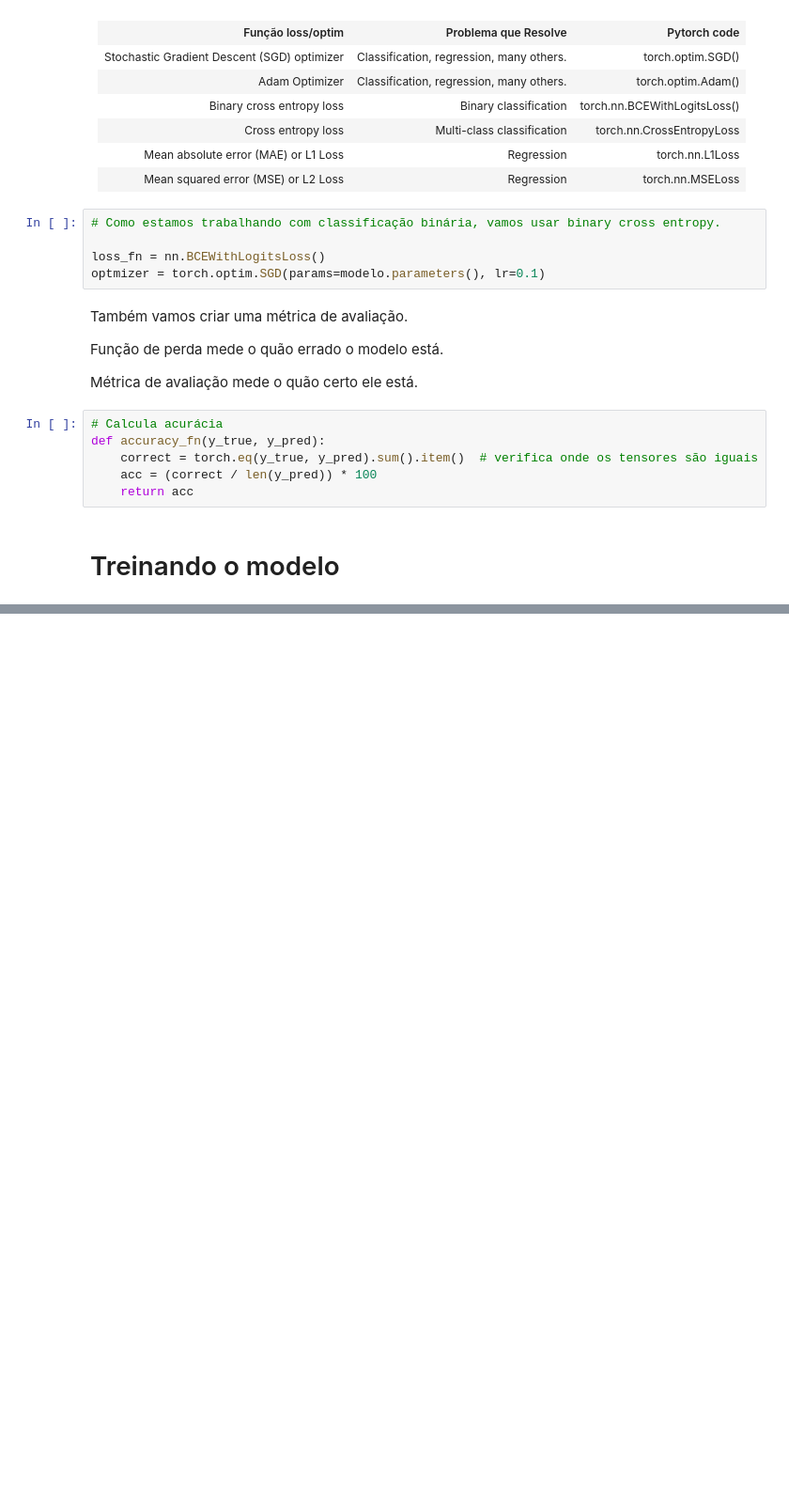
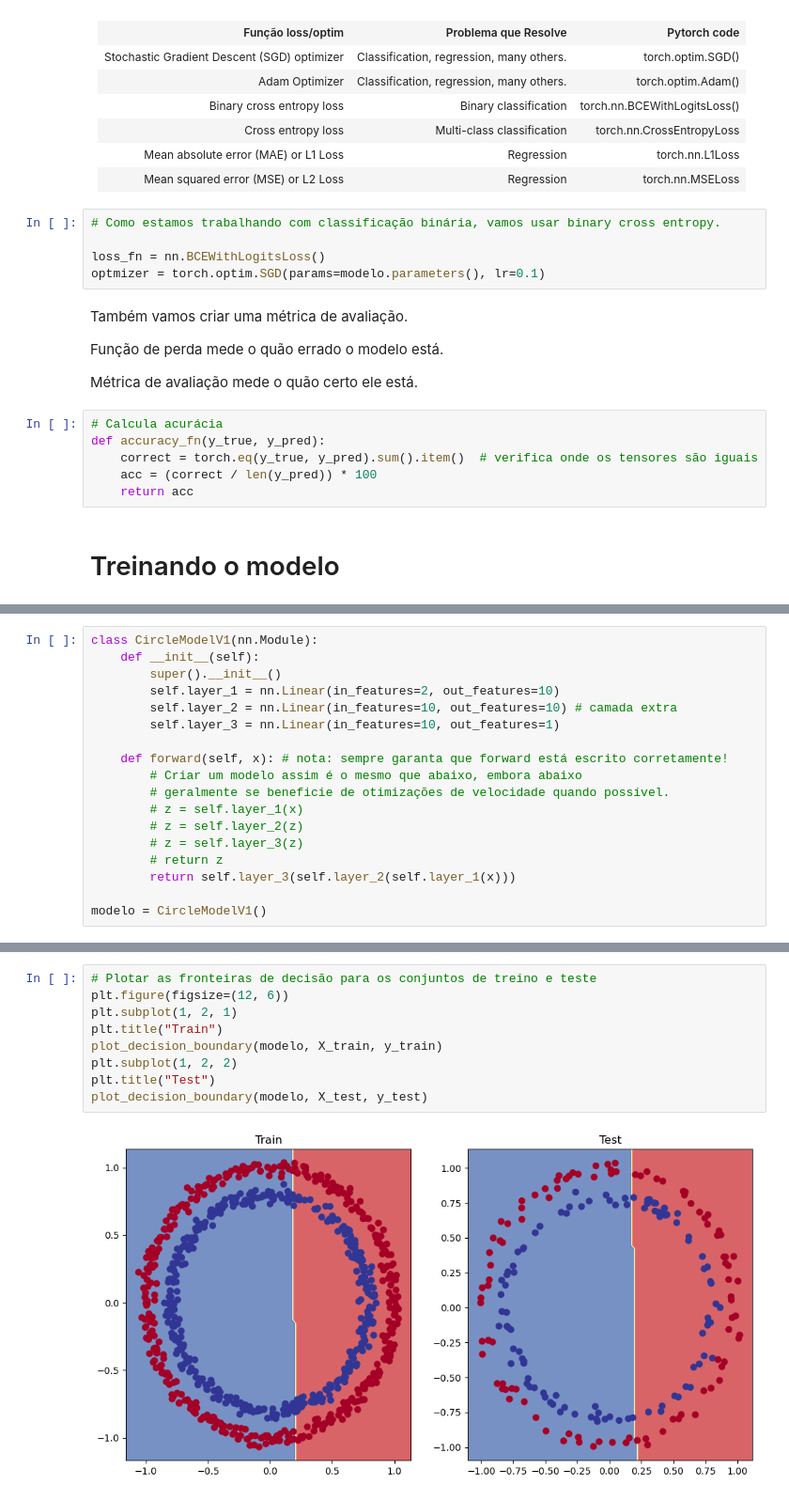
Before and after one commit to SavioCartaxo/DeepLearning, a Jupyter notebook: Modulo_02/Neurl_Network_Classification.ipynb, the cells around one changed output, grey strips where cells are left out. Shown at 94% size. Drawn from its saved outputs; the diff is of its cells as text; blank space fills up the shorter version.

```diff
--- a/Modulo_02/Neurl_Network_Classification.ipynb
+++ b/Modulo_02/Neurl_Network_Classification.ipynb
@@ -380,0 +488,18 @@ epoca: 1000 | MAE Train Loss: 0.6934980750083923 | MAE Test Loss: 1.487230420112
+# %%
+class CircleModelV1(nn.Module):
+    def __init__(self):
+        super().__init__()
+        self.layer_1 = nn.Linear(in_features=2, out_features=10)
+        self.layer_2 = nn.Linear(in_features=10, out_features=10) # camada extra
+        self.layer_3 = nn.Linear(in_features=10, out_features=1)
+
+    def forward(self, x): # nota: sempre garanta que forward está escrito corretamente!
+        # Criar um modelo assim é o mesmo que abaixo, embora abaixo
+        # geralmente se beneficie de otimizações de velocidade quando possível.
+        # z = self.layer_1(x)
+        # z = self.layer_2(z)
+        # z = self.layer_3(z)
+        # return z
+        return self.layer_3(self.layer_2(self.layer_1(x)))
+
+modelo = CircleModelV1()
@@ -380,0 +563,11 @@ epoca: 1000 | MAE Train Loss: 0.6934980750083923 | MAE Test Loss: 1.487230420112
+# %%
+# Plotar as fronteiras de decisão para os conjuntos de treino e teste
+plt.figure(figsize=(12, 6))
+plt.subplot(1, 2, 1)
+plt.title("Train")
+plot_decision_boundary(modelo, X_train, y_train)
+plt.subplot(1, 2, 2)
+plt.title("Test")
+plot_decision_boundary(modelo, X_test, y_test)
+# %% [output]
+[figure, added]
```
Also changed, not shown: parts of 12 cells of this notebook, 1 other file.
